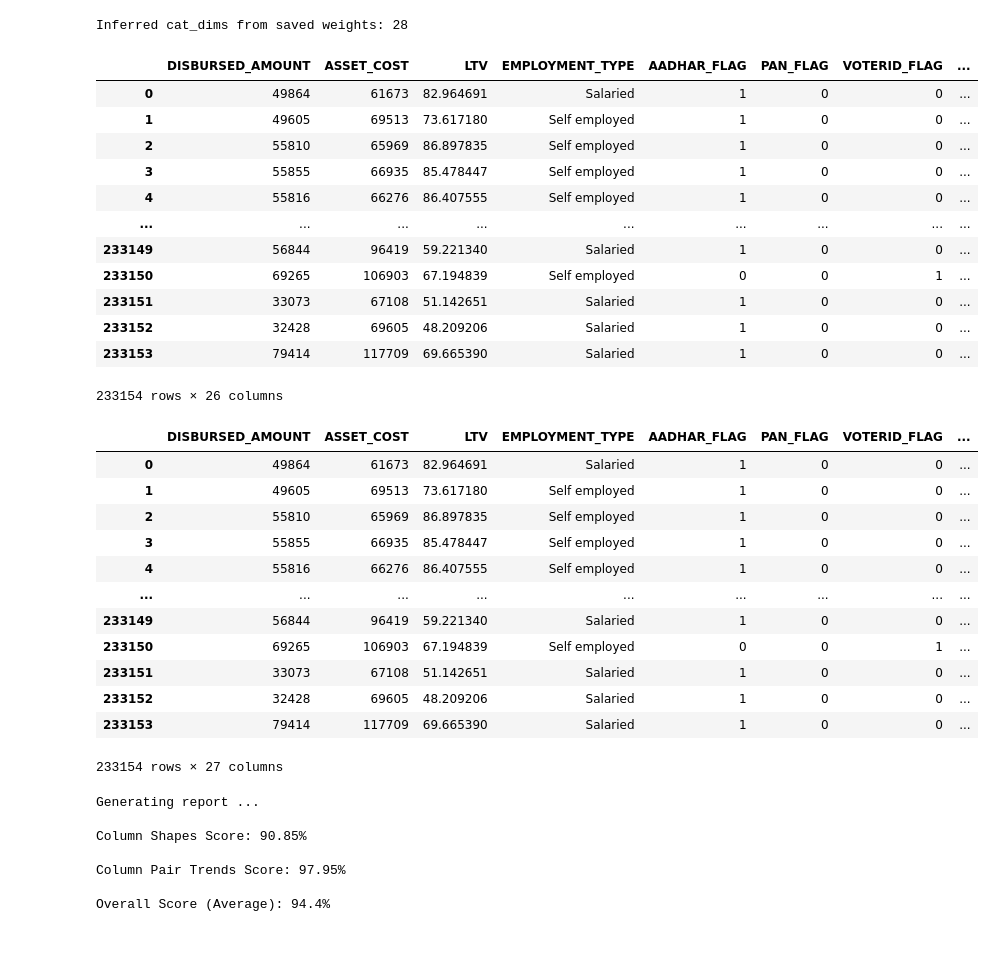
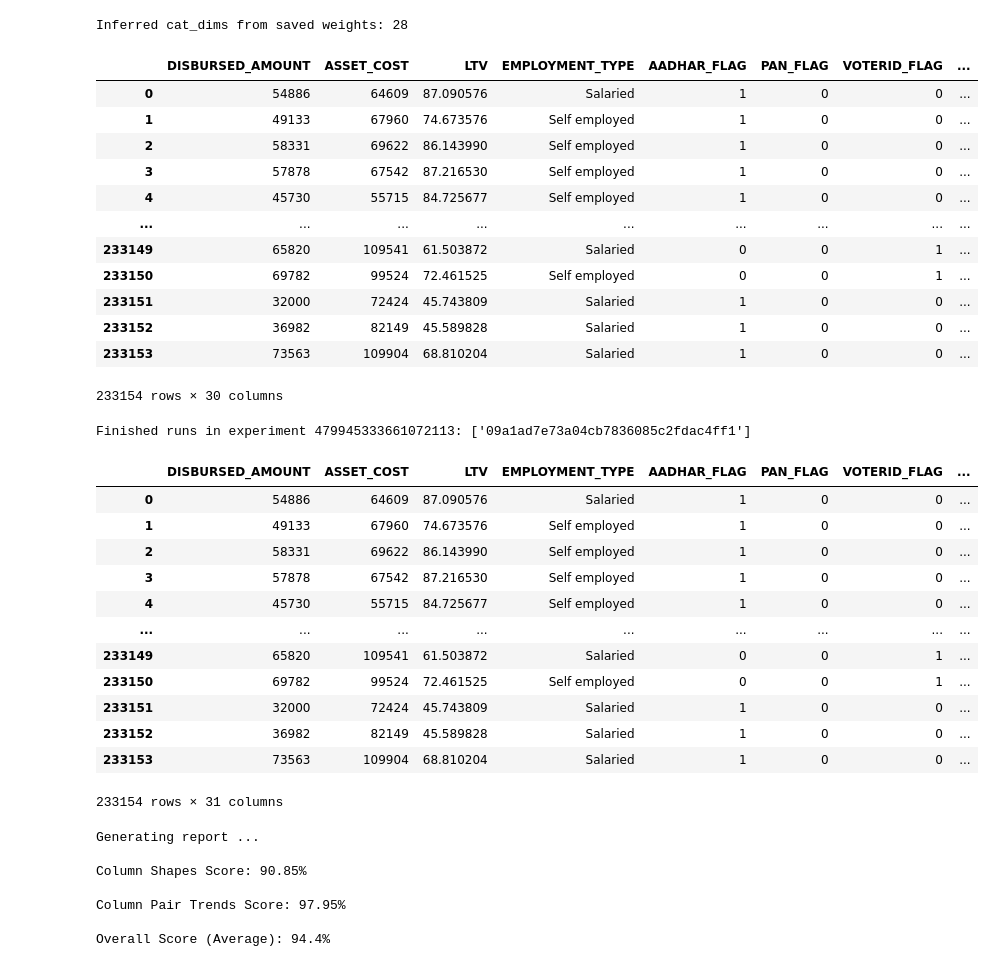
Before and after one commit to minhminhminh0112/anomaly-detection-autoencoder-based-basic, a Jupyter notebook: synthetic_data/evaluate_synthetic.ipynb, the cells around one changed output. Cells and saved outputs as stored; diff of their text form; code cells hidden in the pictures.

Commit message:
train vae on synthetic data

```diff
--- a/synthetic_data/evaluate_synthetic.ipynb
+++ b/synthetic_data/evaluate_synthetic.ipynb
@@ -14,7 +14,7 @@ from visualisation import compare_point_wise, compare_distribution_plot
 from eval.evaluate_recon import evaluate_table
 from visualisation import *
 # %%
-run_id = "f76a22b514134bab95e740c7dd576564"
+run_id = "09a1ad7e73a04cb7836085c2fdac4ff1"
 transformer = get_transformer_from_experiment(run_id)
 X = transformer.df
 # %%
@@ -23,36 +23,37 @@ synthetic_df
 # %% [output]
 Inferred cat_dims from saved weights: 28
 |  | DISBURSED_AMOUNT | ASSET_COST | LTV | EMPLOYMENT_TYPE | AADHAR_FLAG | PAN_FLAG | VOTERID_FLAG | ... |
-| 0 | 49864 | 61673 | 82.964691 | Salaried | 1 | 0 | 0 | ... |
-| 1 | 49605 | 69513 | 73.617180 | Self employed | 1 | 0 | 0 | ... |
-| 2 | 55810 | 65969 | 86.897835 | Self employed | 1 | 0 | 0 | ... |
-| 3 | 55855 | 66935 | 85.478447 | Self employed | 1 | 0 | 0 | ... |
-| 4 | 55816 | 66276 | 86.407555 | Self employed | 1 | 0 | 0 | ... |
+| 0 | 54886 | 64609 | 87.090576 | Salaried | 1 | 0 | 0 | ... |
+| 1 | 49133 | 67960 | 74.673576 | Self employed | 1 | 0 | 0 | ... |
+| 2 | 58331 | 69622 | 86.143990 | Self employed | 1 | 0 | 0 | ... |
+| 3 | 57878 | 67542 | 87.216530 | Self employed | 1 | 0 | 0 | ... |
+| 4 | 45730 | 55715 | 84.725677 | Self employed | 1 | 0 | 0 | ... |
 | ... | ... | ... | ... | ... | ... | ... | ... | ... |
-| 233149 | 56844 | 96419 | 59.221340 | Salaried | 1 | 0 | 0 | ... |
-| 233150 | 69265 | 106903 | 67.194839 | Self employed | 0 | 0 | 1 | ... |
-| 233151 | 33073 | 67108 | 51.142651 | Salaried | 1 | 0 | 0 | ... |
-| 233152 | 32428 | 69605 | 48.209206 | Salaried | 1 | 0 | 0 | ... |
-| 233153 | 79414 | 117709 | 69.665390 | Salaried | 1 | 0 | 0 | ... |
+| 233149 | 65820 | 109541 | 61.503872 | Salaried | 0 | 0 | 1 | ... |
+| 233150 | 69782 | 99524 | 72.461525 | Self employed | 0 | 0 | 1 | ... |
+| 233151 | 32000 | 72424 | 45.743809 | Salaried | 1 | 0 | 0 | ... |
+| 233152 | 36982 | 82149 | 45.589828 | Salaried | 1 | 0 | 0 | ... |
+| 233153 | 73563 | 109904 | 68.810204 | Salaried | 1 | 0 | 0 | ... |
-233154 rows × 26 columns
+233154 rows × 30 columns
 # %%
-vehicle = pp.VehicleData()
-synthetic_df['LOAN_DEFAULT'] = vehicle.y
+y = get_y_from_run(run_id)
+synthetic_df['LOAN_DEFAULT'] = y
 synthetic_df
 # %% [output]
+Finished runs in experiment 479945333661072113: ['09a1ad7e73a04cb7836085c2fdac4ff1']
 |  | DISBURSED_AMOUNT | ASSET_COST | LTV | EMPLOYMENT_TYPE | AADHAR_FLAG | PAN_FLAG | VOTERID_FLAG | ... |
-| 0 | 49864 | 61673 | 82.964691 | Salaried | 1 | 0 | 0 | ... |
-| 1 | 49605 | 69513 | 73.617180 | Self employed | 1 | 0 | 0 | ... |
-| 2 | 55810 | 65969 | 86.897835 | Self employed | 1 | 0 | 0 | ... |
-| 3 | 55855 | 66935 | 85.478447 | Self employed | 1 | 0 | 0 | ... |
-| 4 | 55816 | 66276 | 86.407555 | Self employed | 1 | 0 | 0 | ... |
+| 0 | 54886 | 64609 | 87.090576 | Salaried | 1 | 0 | 0 | ... |
+| 1 | 49133 | 67960 | 74.673576 | Self employed | 1 | 0 | 0 | ... |
+| 2 | 58331 | 69622 | 86.143990 | Self employed | 1 | 0 | 0 | ... |
+| 3 | 57878 | 67542 | 87.216530 | Self employed | 1 | 0 | 0 | ... |
+| 4 | 45730 | 55715 | 84.725677 | Self employed | 1 | 0 | 0 | ... |
 | ... | ... | ... | ... | ... | ... | ... | ... | ... |
-| 233149 | 56844 | 96419 | 59.221340 | Salaried | 1 | 0 | 0 | ... |
-| 233150 | 69265 | 106903 | 67.194839 | Self employed | 0 | 0 | 1 | ... |
-| 233151 | 33073 | 67108 | 51.142651 | Salaried | 1 | 0 | 0 | ... |
-| 233152 | 32428 | 69605 | 48.209206 | Salaried | 1 | 0 | 0 | ... |
-| 233153 | 79414 | 117709 | 69.665390 | Salaried | 1 | 0 | 0 | ... |
+| 233149 | 65820 | 109541 | 61.503872 | Salaried | 0 | 0 | 1 | ... |
+| 233150 | 69782 | 99524 | 72.461525 | Self employed | 0 | 0 | 1 | ... |
+| 233151 | 32000 | 72424 | 45.743809 | Salaried | 1 | 0 | 0 | ... |
+| 233152 | 36982 | 82149 | 45.589828 | Salaried | 1 | 0 | 0 | ... |
+| 233153 | 73563 | 109904 | 68.810204 | Salaried | 1 | 0 | 0 | ... |
-233154 rows × 27 columns
+233154 rows × 31 columns
 # %%
 # synthetic_df.to_csv('synthetic_data.csv', index=False)
 # %%
```
Also changed, not shown: 8 other files.
